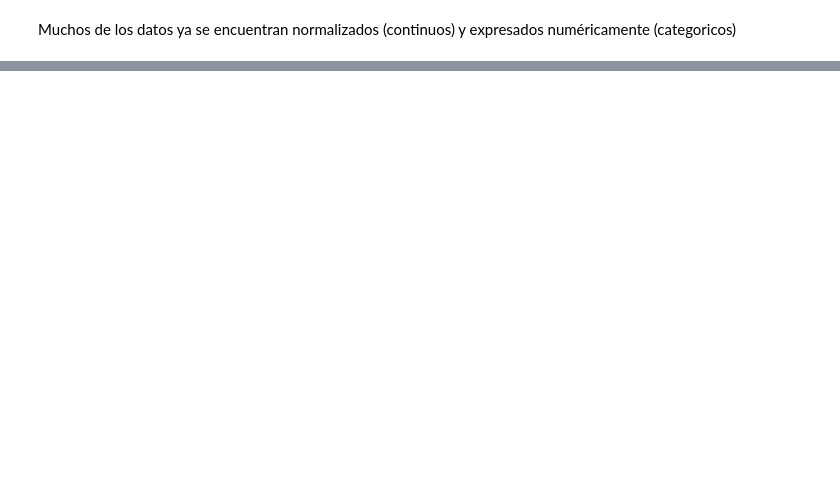
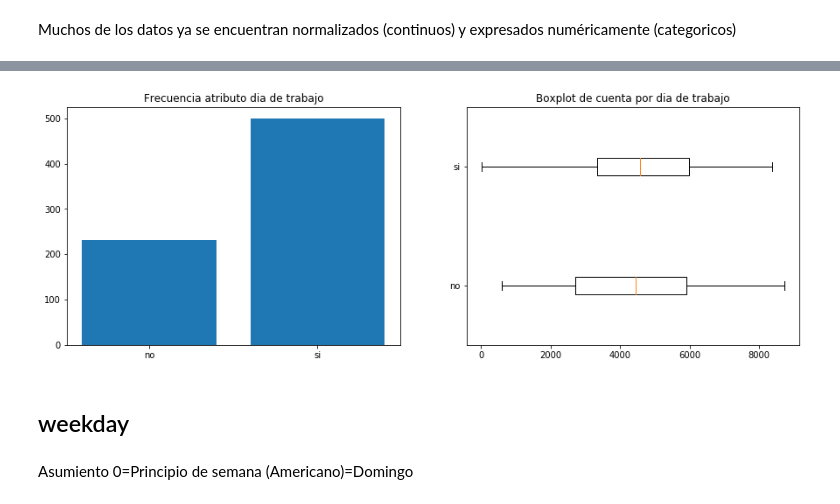
Before and after one commit to es2812/bikerentingreg, a Jupyter notebook: Data Exploration.ipynb, the cells around one changed output, grey strips where cells are left out. Drawn from its saved outputs; the diff is of its cells as text; code cells hidden in the pictures; blank space fills up the shorter version.

```diff
--- a/Data Exploration.ipynb
+++ b/Data Exploration.ipynb
@@ -55,0 +96,14 @@ data
+# %%
+pylab.rcParams['figure.figsize'] = (15, 5)
+fig, (ax1, ax2) = plt.subplots(1,2)
+ax1.bar(wd_freq[0],wd_freq[1])
+ax1.set_title("Frecuencia atributo dia de trabajo")
+ax2.boxplot(counts_by_wd,labels=counts_by_wd.index, vert=False)
+ax2.set_title("Boxplot de cuenta por dia de trabajo")
+plt.show()
+# %% [output]
+[figure, added]
+# %% [markdown]
+## weekday
+# %% [markdown]
+Asumiento 0=Principio de semana (Americano)=Domingo
```
Also changed, not shown: parts of 44 cells of this notebook, 1 other file.
